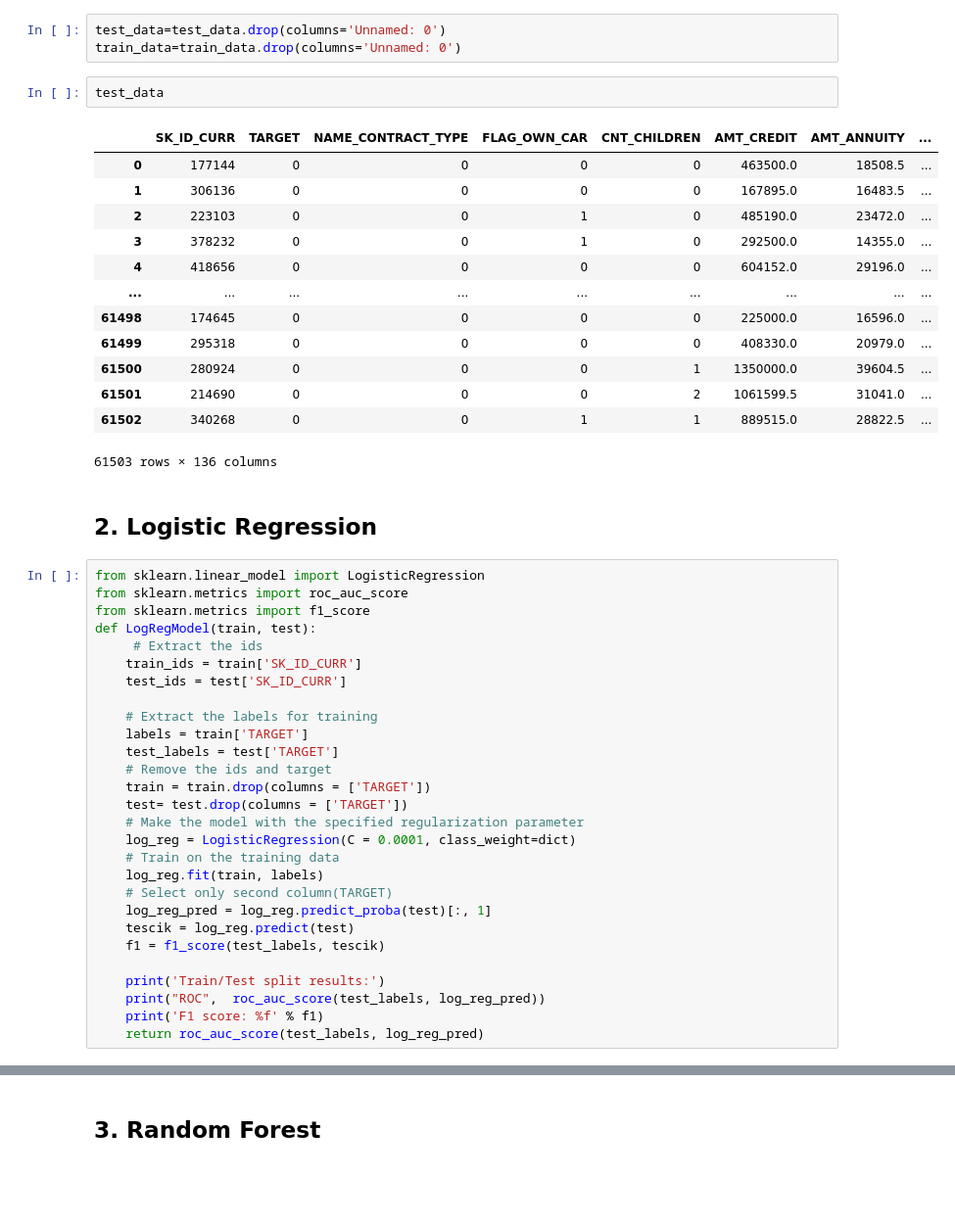
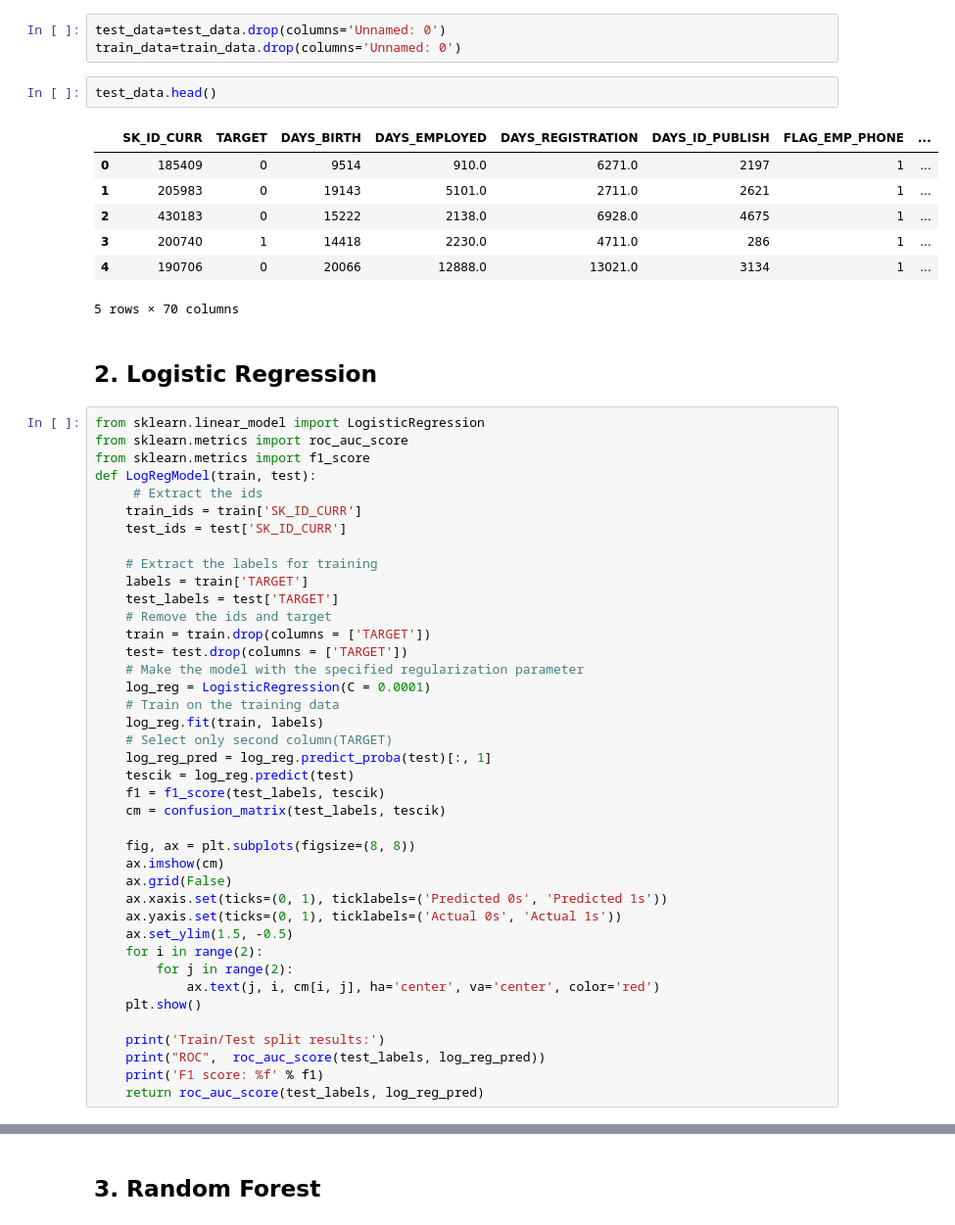
Before and after one commit to IML-Project/Home_Credit_Default_Risk_Project, a Jupyter notebook: Models.ipynb, the cells around one changed output, grey strips where cells are left out. Shown: that part at 98% size. Saved outputs shown, nothing was run; the diff lists cells and outputs as text; blank space fills up the shorter version.

```diff
--- a/Models.ipynb
+++ b/Models.ipynb
@@ -35,21 +38,15 @@ train_data.reset_index(inplace = True, drop = True)
 test_data=test_data.drop(columns='Unnamed: 0')
 train_data=train_data.drop(columns='Unnamed: 0')
 # %%
-test_data
+test_data.head()
 # %% [output]
-|  | SK_ID_CURR | TARGET | NAME_CONTRACT_TYPE | FLAG_OWN_CAR | CNT_CHILDREN | AMT_CREDIT | AMT_ANNUITY | ... |
-| 0 | 177144 | 0 | 0 | 0 | 0 | 463500.0 | 18508.5 | ... |
-| 1 | 306136 | 0 | 0 | 0 | 0 | 167895.0 | 16483.5 | ... |
-| 2 | 223103 | 0 | 0 | 1 | 0 | 485190.0 | 23472.0 | ... |
-| 3 | 378232 | 0 | 0 | 1 | 0 | 292500.0 | 14355.0 | ... |
-| 4 | 418656 | 0 | 0 | 0 | 0 | 604152.0 | 29196.0 | ... |
-| ... | ... | ... | ... | ... | ... | ... | ... | ... |
-| 61498 | 174645 | 0 | 0 | 0 | 0 | 225000.0 | 16596.0 | ... |
-| 61499 | 295318 | 0 | 0 | 0 | 0 | 408330.0 | 20979.0 | ... |
-| 61500 | 280924 | 0 | 0 | 0 | 1 | 1350000.0 | 39604.5 | ... |
-| 61501 | 214690 | 0 | 0 | 0 | 2 | 1061599.5 | 31041.0 | ... |
-| 61502 | 340268 | 0 | 0 | 1 | 1 | 889515.0 | 28822.5 | ... |
+|  | SK_ID_CURR | TARGET | DAYS_BIRTH | DAYS_EMPLOYED | DAYS_REGISTRATION | DAYS_ID_PUBLISH | FLAG_EMP_PHONE | ... |
+| 0 | 185409 | 0 | 9514 | 910.0 | 6271.0 | 2197 | 1 | ... |
+| 1 | 205983 | 0 | 19143 | 5101.0 | 2711.0 | 2621 | 1 | ... |
+| 2 | 430183 | 0 | 15222 | 2138.0 | 6928.0 | 4675 | 1 | ... |
+| 3 | 200740 | 1 | 14418 | 2230.0 | 4711.0 | 286 | 1 | ... |
+| 4 | 190706 | 0 | 20066 | 12888.0 | 13021.0 | 3134 | 1 | ... |
-61503 rows × 136 columns
+5 rows × 70 columns
 # %% [markdown]
 ## 2. Logistic Regression <a class="anchor" id="first-bullet"></a>
 # %%
@@ -68,13 +65,25 @@ def LogRegModel(train, test):
     train = train.drop(columns = ['TARGET'])
     test= test.drop(columns = ['TARGET'])
     # Make the model with the specified regularization parameter
-    log_reg = LogisticRegression(C = 0.0001, class_weight=dict)
+    log_reg = LogisticRegression(C = 0.0001)
     # Train on the training data
     log_reg.fit(train, labels)
     # Select only second column(TARGET)
     log_reg_pred = log_reg.predict_proba(test)[:, 1]
     tescik = log_reg.predict(test)
     f1 = f1_score(test_labels, tescik)
+    cm = confusion_matrix(test_labels, tescik)
+
+    fig, ax = plt.subplots(figsize=(8, 8))
+    ax.imshow(cm)
+    ax.grid(False)
+    ax.xaxis.set(ticks=(0, 1), ticklabels=('Predicted 0s', 'Predicted 1s'))
+    ax.yaxis.set(ticks=(0, 1), ticklabels=('Actual 0s', 'Actual 1s'))
+    ax.set_ylim(1.5, -0.5)
+    for i in range(2):
+        for j in range(2):
+            ax.text(j, i, cm[i, j], ha='center', va='center', color='red')
+    plt.show()
 
     print('Train/Test split results:')
     print("ROC",  roc_auc_score(test_labels, log_reg_pred))
```
Also changed, not shown: parts of 64 cells of this notebook, 1 other file.
